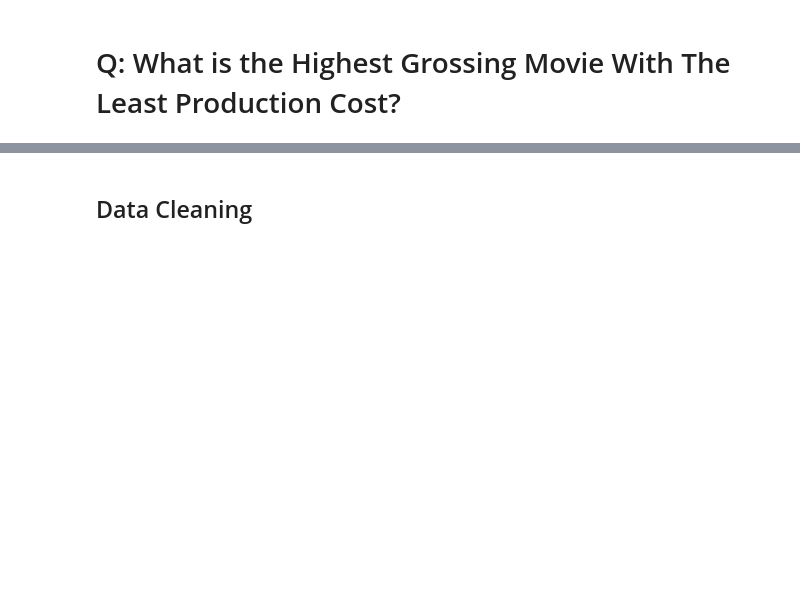
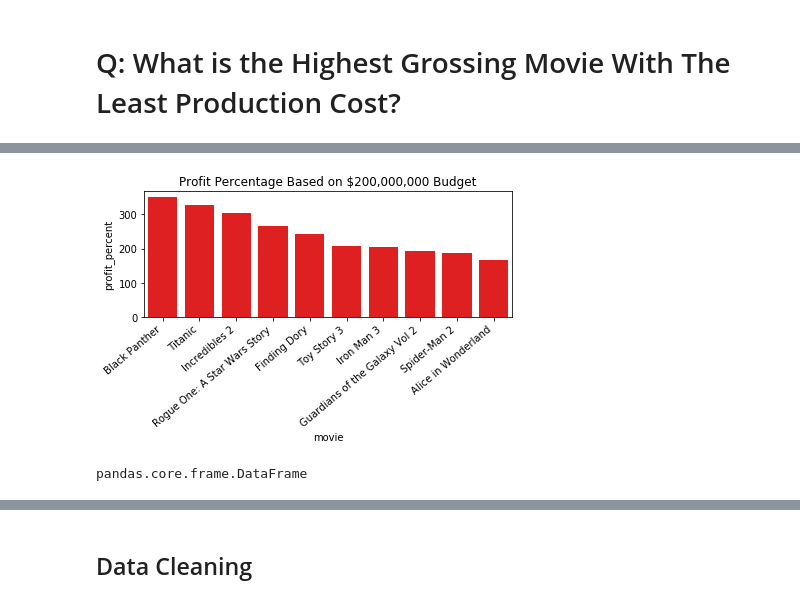
Before and after one commit to peimani/Movie_Project, a Jupyter notebook: LowCostHightGross.ipynb, the cells around one changed output, grey strips where cells are left out. Saved outputs shown, nothing was run; the diff lists cells and outputs as text; code cells hidden in the pictures; blank space fills up the shorter version.

```diff
--- a/LowCostHightGross.ipynb
+++ b/LowCostHightGross.ipynb
@@ -45,0 +164,6 @@ movie_budgets_df.info()
+# %%
+mb_prod_budg_2 = mb[mb.production_budget == 200000000]
+
+mb_prod_budg_2.sort_values(by= "domestic_gross", ascending = True)
+mb_prod_budg_2.describe()
+mb_prod_budg_2
@@ -45,0 +189,8 @@ movie_budgets_df.info()
+# %%
+mb_prod_budg_2.profit_percent = mb_prod_budg_2.profit_percent.replace('[\$,]', '', regex=True).astype(int)
+mb_prod_budg_2['profit_percent'] = (mb_prod_budg_2.loc[:,'domestic_gross']/mb_prod_budg_2.loc[:,'production_budget'])*100
+#mb_prod_budg_2['profit_percent'] = (mb_prod_budg_2.domestic_gross/mb_prod_budg_2.production_budget)*100
+#mb_prod_budg_2.profit_percent = mb_prod_budg_2.profit_percent.replace('[\$,]', '', regex=True).astype(int)
+mb_prod_budg_2.info
+mb_prod_budg_2.head(10)
+#mb.production_budget = mb.production_budget.replace('[\$,]', '', regex=True).astype(int)
@@ -45,0 +238,13 @@ movie_budgets_df.info()
+# %%
+#check to see if it was converted
+mb_prod_budg_2.info
+
+#top10.groupby('movie').count().sort_values(by='profit_percent', ascending=False).plot(kind='bar', y='profit_percent', figsize = (12,6))
+# %% [output]
+[figure, added]
+# %%
+genre_categories = pd.read_csv("cleaned_genre_exploration.csv")
+
+type(genre_categories) #verify
+# %% [output]
+pandas.core.frame.DataFrame
```
Also changed, not shown: parts of 21 cells of this notebook, 1 other file.
